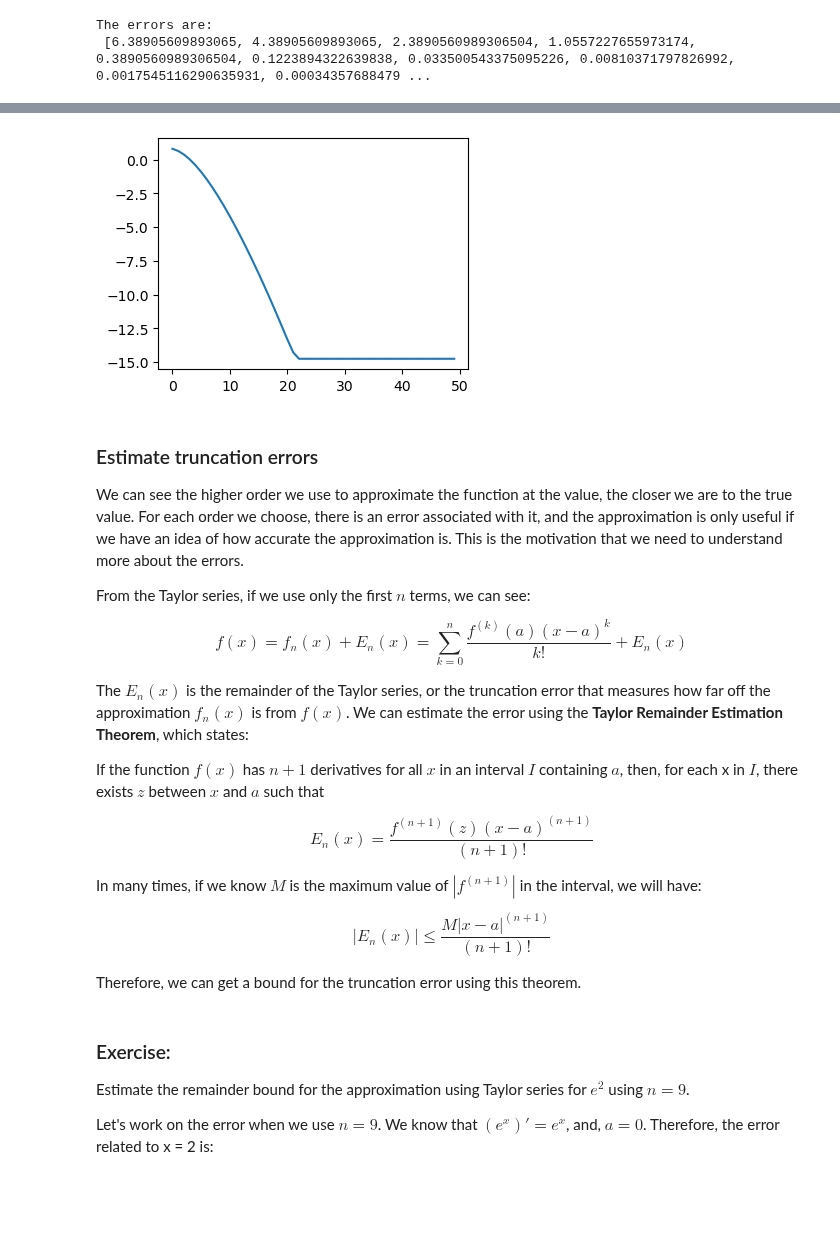
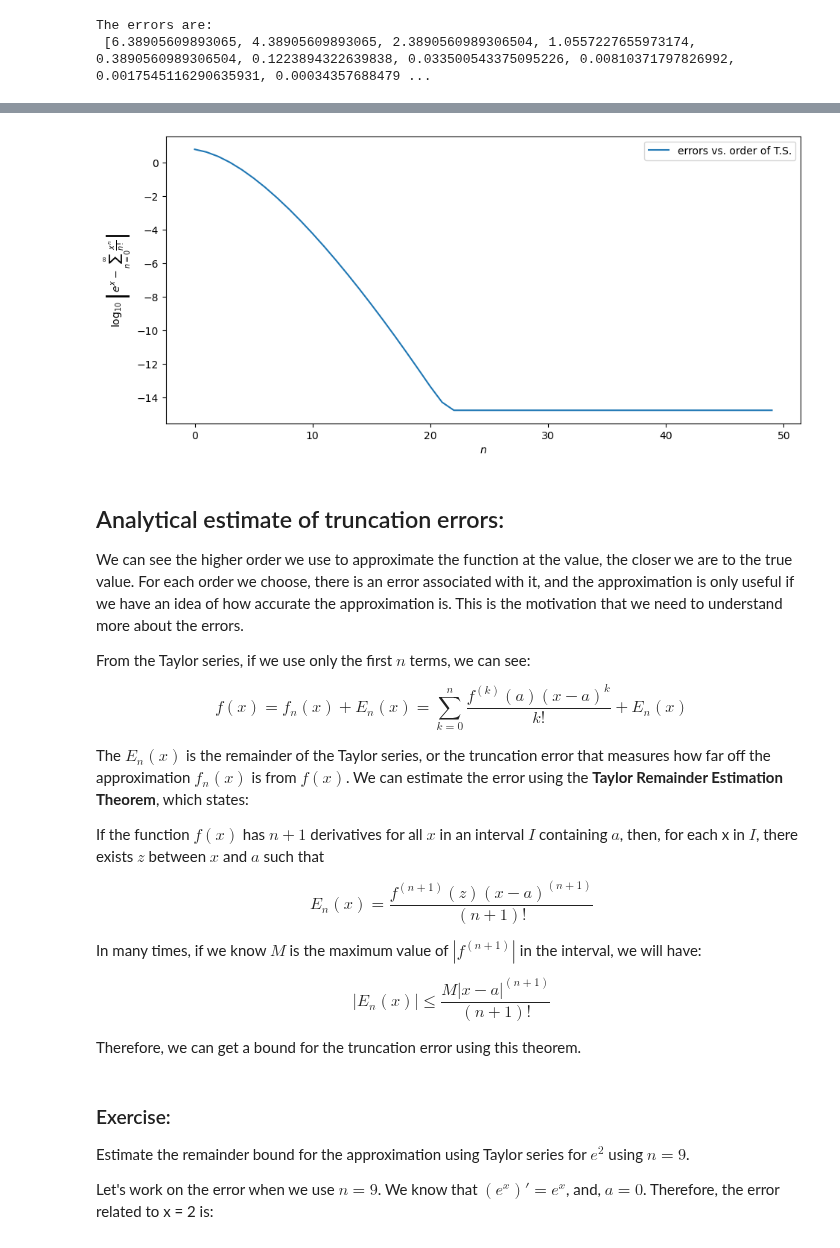
Before and after one commit to DaVas1410/computational-physics-2, a Jupyter notebook: unit-4/403-PDE-errors.ipynb, the cells around one changed output, grey strips where cells are left out. Drawn from its saved outputs; the diff is of its cells as text; code cells hidden in the pictures; blank space fills up the shorter version.

```diff
--- a/unit-4/403-PDE-errors.ipynb
+++ b/unit-4/403-PDE-errors.ipynb
@@ -113,15 +118,20 @@ plt.show()
 # %%
 # Plotting
 
-plt.figure(figsize=(4,3))
+plt.figure(figsize=(11,5))
 
 plt.plot(orde, np.log10(errt), label = "errors vs. order of T.S.")
 
+plt.xlabel(r"$n$")
+plt.ylabel(r"$\log_{10}\left|e^x - \sum_{n=0}^{\infty}\frac{x^n}{n!}\right|$")
+
+plt.legend()
+
 plt.show()
 # %% [output]
-[figure, old version]
+[figure, new version]
 # %% [markdown]
-### Estimate truncation errors
+## Analytical estimate of truncation errors:
 
 We can see the higher order we use to approximate the function at the value, the closer we are to the true value. For each order we choose, there is an error associated with it, and the approximation is only useful if we have an idea of how accurate the approximation is. This is the motivation that we need to understand more about the errors.
 
```
Also changed, not shown: parts of 25 cells of this notebook.
